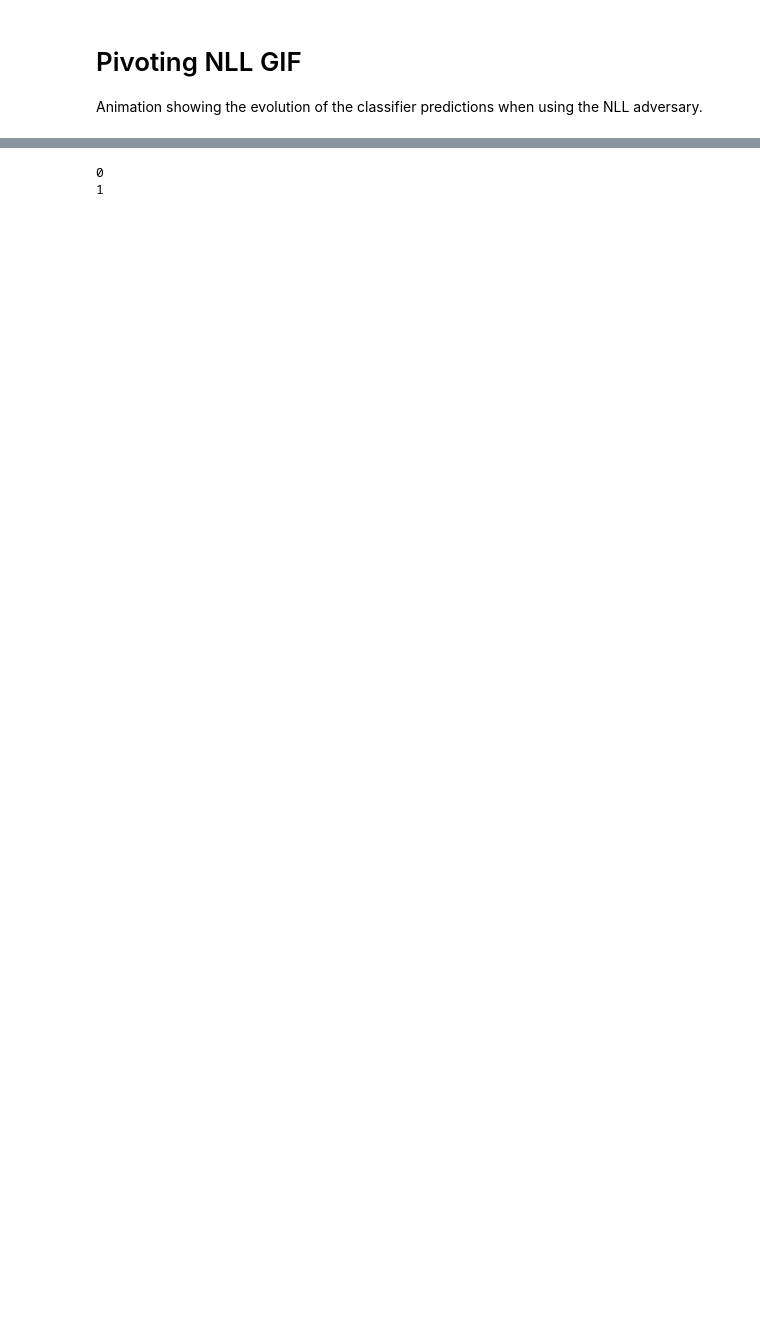
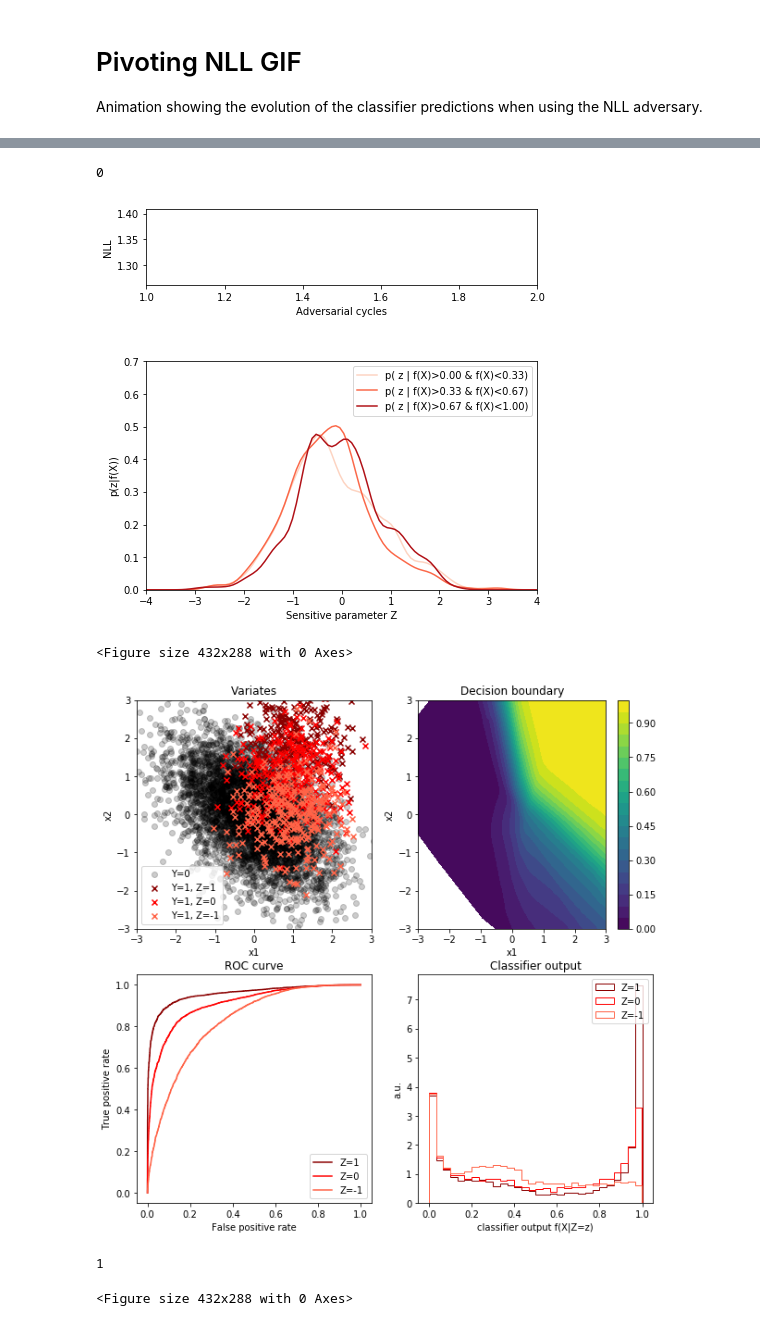
Before and after one commit to mzgubic/FairML, a Jupyter notebook: notebooks/MakeGIFs.ipynb, the cells around one changed output, grey strips where cells are left out. Saved outputs shown, nothing was run; the diff lists cells and outputs as text; code cells hidden in the pictures; blank space fills up the shorter version.

```diff
--- a/notebooks/MakeGIFs.ipynb
+++ b/notebooks/MakeGIFs.ipynb
@@ -72,6 +72,9 @@ for cycle in range(n_adv_cycles):
 
     # training step
     print(cycle)
+    batch = True
+    if cycle%10==0:
+        batch = False
     actions.train_adversarially(sess, losses, opts, inputs, generate.generate_toys, n_samples, 1, n_clf, n_adv, None)
 
     # evaluate the graphs
@@ -83,33 +86,37 @@ for cycle in range(n_adv_cycles):
     # Z density plot
     #####################
 
     plot_name = 'Z_density_slices'
     plot_names.append(plot_name)
     dirn = 'media/plots/{}'.format(plot_name)
     if not os.path.exists(dirn):
         os.makedirs(dirn)
     path = '{d}/{p}_{c:03}.png'.format(d=dirn, p=plot_name, c=cycle)
 
-    plotting.plot_Z_density(Z, fX, NLLs, n_adv_cycles, n_curves=3, pname=path)
+    plotting.plot_Z_density(Z, fX, NLLs, n_adv_cycles, n_curves=3, pname=path, batch=batch)
 
     #####################
     # Classifier performance plot
     #####################
 
     plot_name = 'Clf_perf'
     plot_names.append(plot_name)
     dirn = 'media/plots/{}'.format(plot_name)
     if not os.path.exists(dirn):
         os.makedirs(dirn)
     path = '{d}/{n}_{c:03}.png'.format(d=dirn, n=plot_name, c=cycle)
 
-    plotting.plot_classifier_performance(x_in, y_in, clf_output, generate.generate_toys, sess, path)
+    plotting.plot_classifier_performance(x_in, y_in, clf_output, generate.generate_toys, sess, path, batch=batch)
 
 
 for pname in plot_names:
     dirn = 'media/plots/{}'.format(pname)
     os.system('convert -loop 0 -delay 20 {d}/{p}*.png media/gifs/{p}_{c}.gif'.format(d=dirn, p=pname, c=n_adv_cycles))
     #os.system('rm {d}/{p}_*.png'.format(d=dirn, p=pname))
 # %% [output]
 0
-1
+[figure, added]
+<Figure size 432x288 with 0 Axes>
+[figure, added]
+1
+<Figure size 432x288 with 0 Axes>
```
Also changed, not shown: parts of 1 cell of this notebook, 4 other files.
